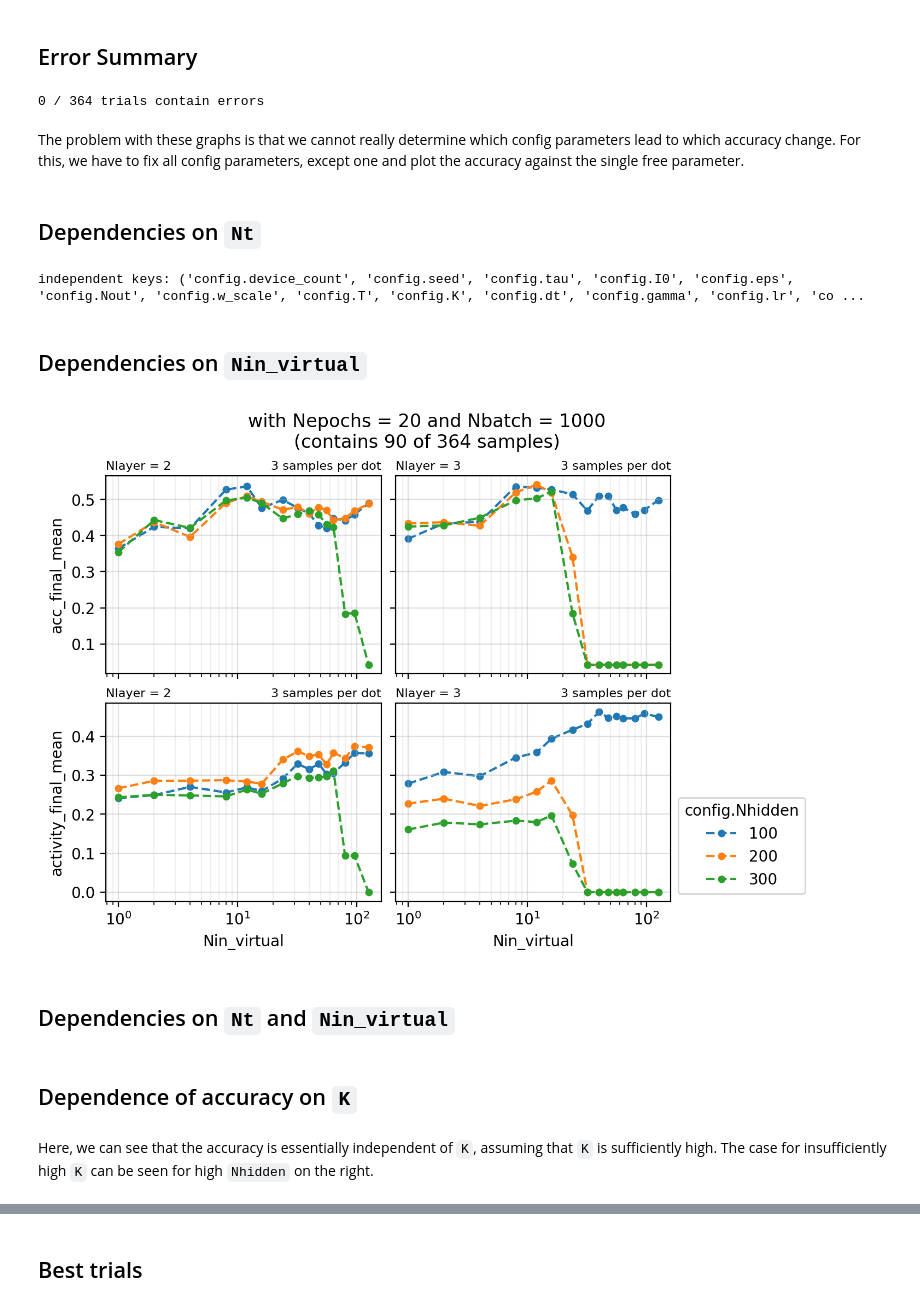
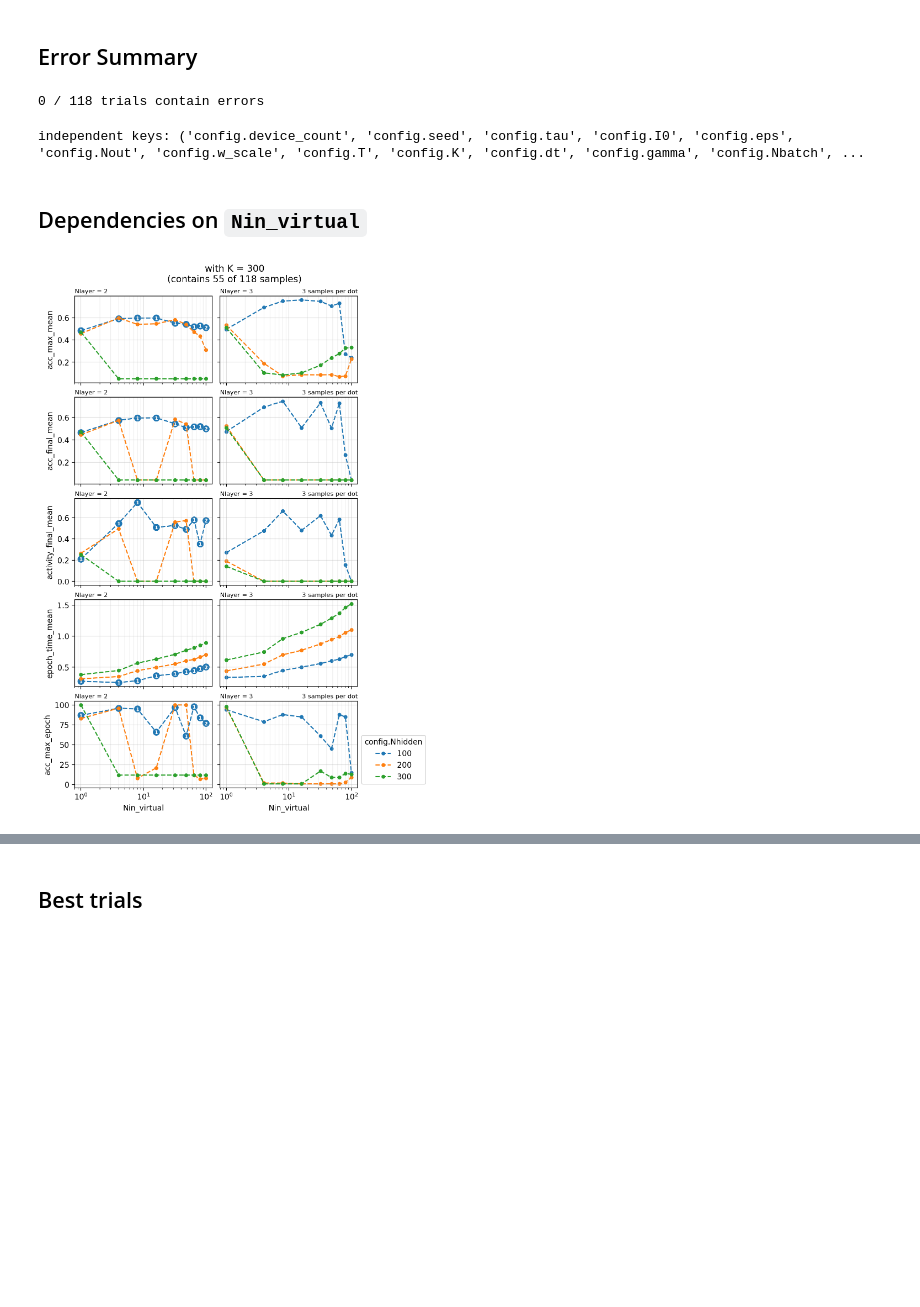
Before and after one commit to carlowenig/spikegd-carlo, a Jupyter notebook: experiments/heidelberg/analyze_grid_results_v2.ipynb, the cells around one changed output, grey strips where cells are left out. Drawn from its saved outputs; the diff is of its cells as text; code cells hidden in the pictures; blank space fills up the shorter version.

```diff
--- a/experiments/heidelberg/analyze_grid_results_v2.ipynb
+++ b/experiments/heidelberg/analyze_grid_results_v2.ipynb
@@ -6,7 +6,7 @@ import matplotlib.pyplot as plt
 from hyperparam_scan_util import GridScan
 pd.set_option('display.max_columns', None)
 # %%
-scan = GridScan.load("main_v2", root="results")
+scan = GridScan.load("main_v2.1", root="results")
 
 df_filename = "analysis.parquet"
 
@@ -44,4 +44,4 @@ for i, error in enumerate(trials_df["error"].dropna().sort_values().unique()):
     print(f"Appears in {len(trials)} trials: {trials['config_hash'].tolist()}")
     print()
 # %% [output]
-0 / 364 trials contain errors
+0 / 118 trials contain errors
@@ -141,12 +48,4 @@ def plot_config_dependency(df, agg_funcs=("max",), agg_kwargs=dict(numeric_only=
-# %% [markdown]
-The problem with these graphs is that we cannot really determine which config parameters lead to which accuracy change.
-For this, we have to fix all config parameters, except one and plot the accuracy against the single free parameter.
-# %% [markdown]
-## Dependencies on `Nt`
 # %%
-from spikegd.utils.plotting import LinePlot, PlotGrid
-
-
 def key_format(key: str):
     return key.removeprefix("config.").removeprefix("metrics.")
 
@@ -156,46 +55,31 @@ indep_keys = tuple(
     if key.startswith("config.") and key != "config.Nin"
 )
 print("independent keys:", indep_keys)
-
-# PlotGrid(
-#     arg_keys=("config.Nt",),
-#     func_keys=(
-#         "metrics.acc_max_mean",
-#         "metrics.epoch_time_mean"
-#     ),
-#     plot_type=LinePlot(
-#         graph_key="config.Nbatch",
-#         x_scale="log",
-#     ),
-#     col_key="config.Nin_virtual",
-#     whitelists={"config.Nin_virtual": [8, 16, 24]},
-#     indep_keys=indep_keys,
-#     key_format=key_format,
-# ).show(trials_df)
 # %% [output]
-independent keys: ('config.device_count', 'config.seed', 'config.tau', 'config.I0', 'config.eps', 'config.Nout', 'config.w_scale', 'config.T', 'config.K', 'config.dt', 'config.gamma', 'config.lr', 'co ...
+independent keys: ('config.device_count', 'config.seed', 'config.tau', 'config.I0', 'config.eps', 'config.Nout', 'config.w_scale', 'config.T', 'config.K', 'config.dt', 'config.gamma', 'config.Nbatch', ...
 # %% [markdown]
 ## Dependencies on `Nin_virtual`
 # %%
+from spikegd.utils.plotting import LinePlot, PlotGrid
+
 PlotGrid(
     arg_keys=("config.Nin_virtual",),
     func_keys=(
+        "metrics.acc_max_mean",
         "metrics.acc_final_mean",
         "metrics.activity_final_mean",
-        # "metrics.epoch_time_mean",
-        # "metrics.acc_max_epoch"
+        "metrics.epoch_time_mean",
+        "metrics.acc_max_epoch"
     ),
     plot_type=LinePlot(
         graph_key="config.Nhidden",
         x_scale="log",
     ),
     col_key="config.Nlayer",
-    fixed_values={"config.Nepochs": 20, "config.Nbatch": 1000},
+    fixed_values={"config.K": 300},
     # whitelists={"config.Nt": [8, 12, 16]},
     indep_keys=indep_keys,
     key_format=key_format,
 ).show(trials_df)
 # %% [output]
-[figure, old version]
+[figure, new version]
-# %% [markdown]
-## Dependencies on `Nt` and `Nin_virtual`
@@ -228,2 +85,0 @@ PlotGrid(
-# %% [markdown]
-## Dependence of accuracy on `K`
@@ -242,2 +85,0 @@ PlotGrid(
-# %% [markdown]
-Here, we can see that the accuracy is essentially independent of `K`, assuming that `K` is sufficiently high. The case for insufficiently high `K` can be seen for high `Nhidden` on the right.
```
Also changed, not shown: parts of 17 cells of this notebook, 2 other files.
